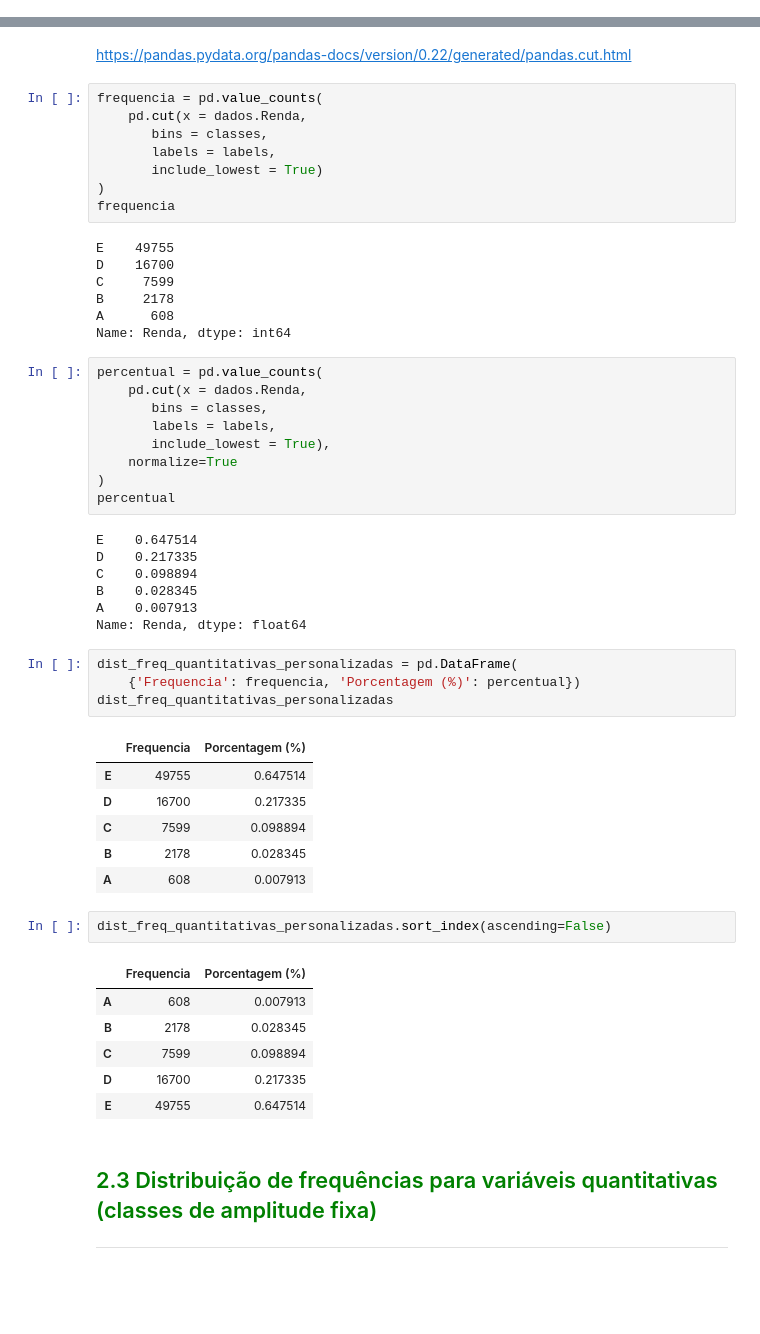
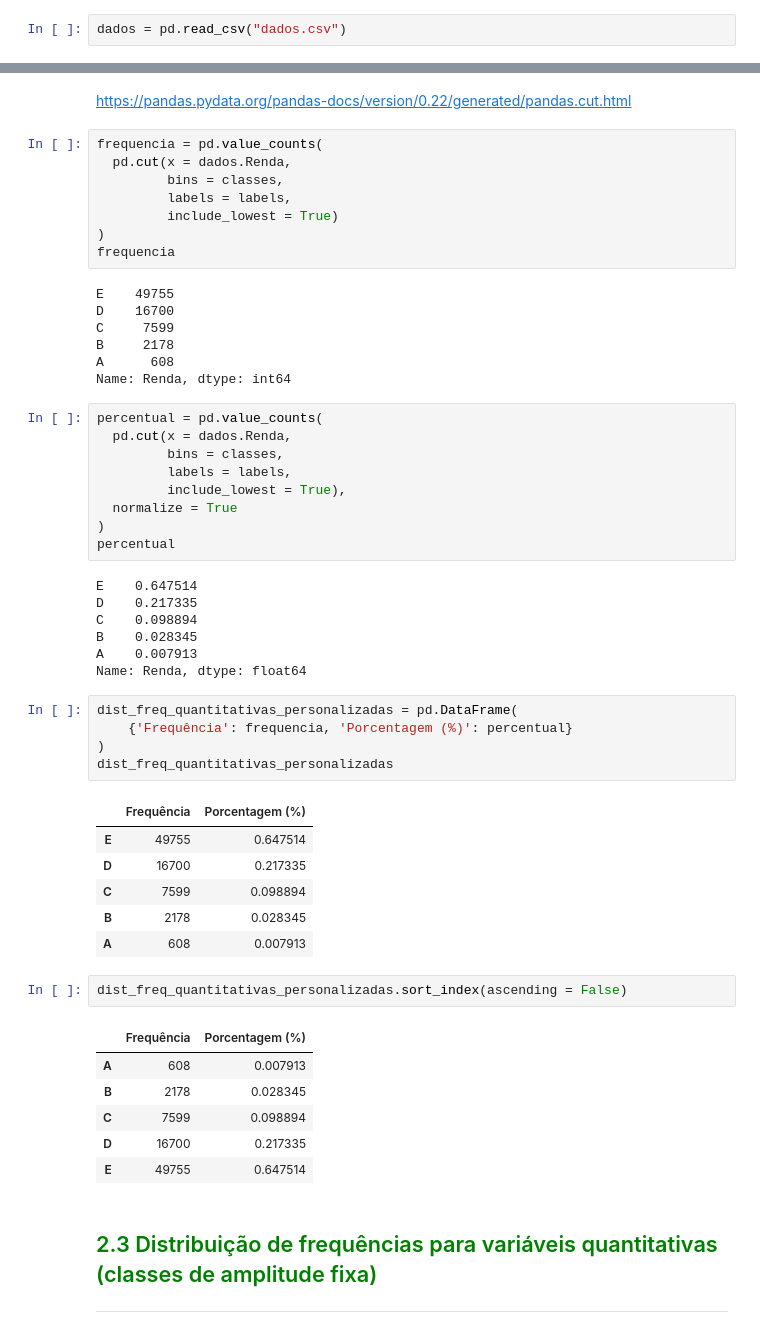
Before and after one commit to dgavieira/Alura-Notebooks, a Jupyter notebook: Formação Data Science/01- Estatística com Python - Parte 1/Curso_de_Estatística_Parte_1.ipynb, the cells around one changed output, grey strips where cells are left out. Saved outputs shown, nothing was run; the diff lists cells and outputs as text; blank space fills up the shorter version.

```diff
--- a/Formação Data Science/01- Estatística com Python - Parte 1/Curso_de_Estatística_Parte_1.ipynb
+++ b/Formação Data Science/01- Estatística com Python - Parte 1/Curso_de_Estatística_Parte_1.ipynb
@@ -128,3 +126,5 @@ dados = pd.read_csv('https://drive.google.com/uc?id=1Yk0M_PJoq5HCO8oPUjUU3mcfgAD
+# %%
+dados = pd.read_csv("dados.csv")
 # %%
 dados.head()
 # %% [output]
@@ -323,10 +345,10 @@ labels = ['E','D','C','B','A']
 https://pandas.pydata.org/pandas-docs/version/0.22/generated/pandas.cut.html
 # %%
 frequencia = pd.value_counts(
-    pd.cut(x = dados.Renda,
-       bins = classes,
-       labels = labels,
-       include_lowest = True)
+  pd.cut(x = dados.Renda,
+         bins = classes,
+         labels = labels,
+         include_lowest = True)
 )
 frequencia
 # %% [output]
@@ -338,11 +360,11 @@ A      608
 Name: Renda, dtype: int64
 # %%
 percentual = pd.value_counts(
-    pd.cut(x = dados.Renda,
-       bins = classes,
-       labels = labels,
-       include_lowest = True),
-    normalize=True
+  pd.cut(x = dados.Renda,
+         bins = classes,
+         labels = labels,
+         include_lowest = True),
+  normalize = True
 )
 percentual
 # %% [output]
@@ -354,19 +376,20 @@ A    0.007913
 Name: Renda, dtype: float64
 # %%
 dist_freq_quantitativas_personalizadas = pd.DataFrame(
-    {'Frequencia': frequencia, 'Porcentagem (%)': percentual})
+    {'Frequência': frequencia, 'Porcentagem (%)': percentual}
+)
 dist_freq_quantitativas_personalizadas
 # %% [output]
-|  | Frequencia | Porcentagem (%) |
+|  | Frequência | Porcentagem (%) |
 | E | 49755 | 0.647514 |
 | D | 16700 | 0.217335 |
 | C | 7599 | 0.098894 |
 | B | 2178 | 0.028345 |
 | A | 608 | 0.007913 |
 # %%
-dist_freq_quantitativas_personalizadas.sort_index(ascending=False)
+dist_freq_quantitativas_personalizadas.sort_index(ascending = False)
 # %% [output]
-|  | Frequencia | Porcentagem (%) |
+|  | Frequência | Porcentagem (%) |
 | A | 608 | 0.007913 |
 | B | 2178 | 0.028345 |
 | C | 7599 | 0.098894 |
```
Also changed, not shown: parts of 93 cells of this notebook, 1 other file.
